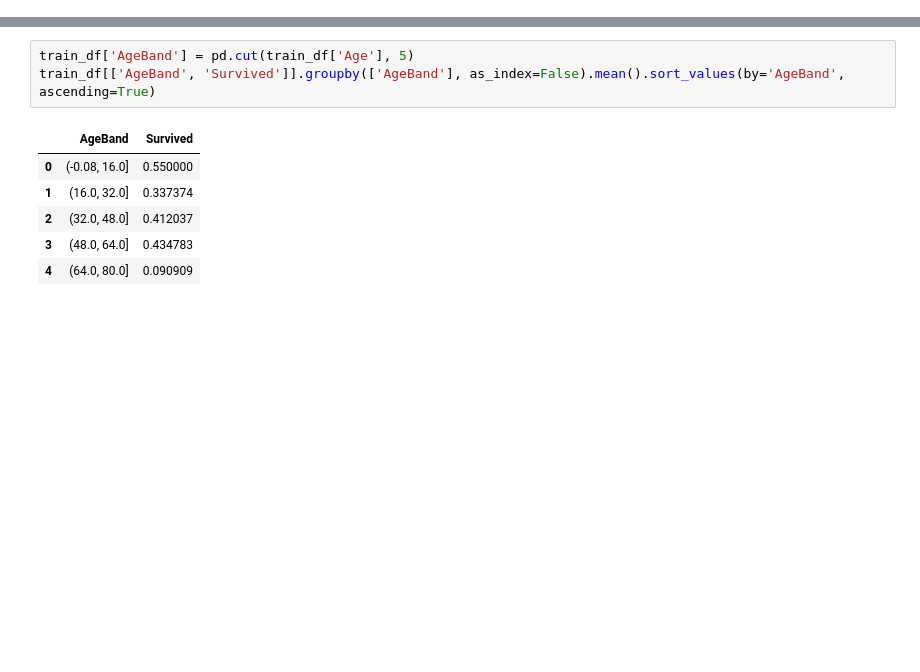
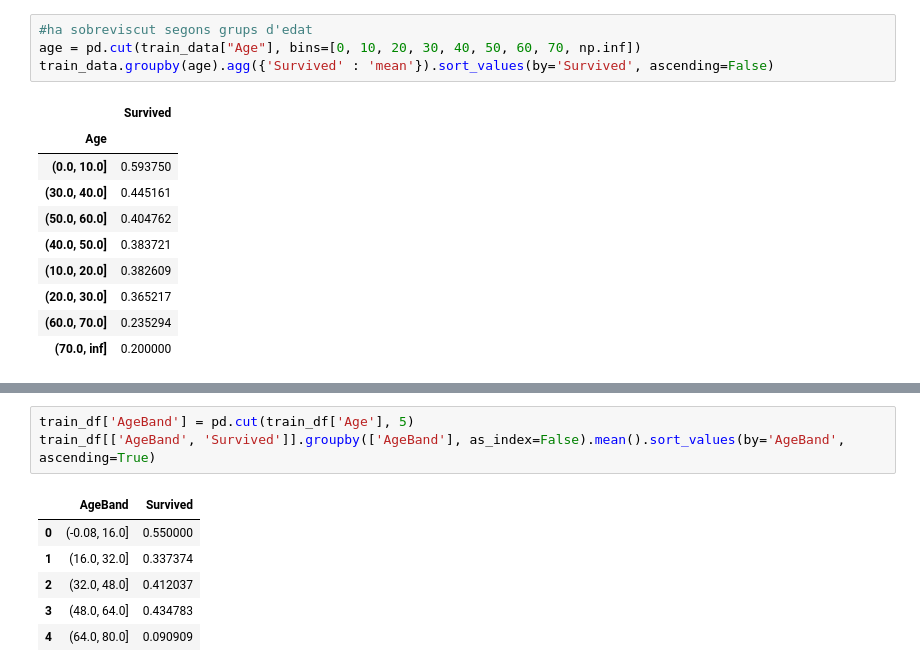
Before and after one commit to sergiger/titanicMachineLearning, a Jupyter notebook: Titanic.ipynb, the cells around one changed output, grey strips where cells are left out. Drawn from its saved outputs; the diff is of its cells as text; blank space fills up the shorter version.

```diff
--- a/Titanic.ipynb
+++ b/Titanic.ipynb
@@ -439,0 +133,15 @@ Let us create Age bands and determine correlations with Survived.
+# %%
+#ha sobreviscut segons grups d'edat
+age = pd.cut(train_data["Age"], bins=[0, 10, 20, 30, 40, 50, 60, 70, np.inf])
+train_data.groupby(age).agg({'Survived' : 'mean'}).sort_values(by='Survived', ascending=False)
+# %% [output]
+|  | Survived |
+| Age |  |
+| (0.0, 10.0] | 0.593750 |
+| (30.0, 40.0] | 0.445161 |
+| (50.0, 60.0] | 0.404762 |
+| (40.0, 50.0] | 0.383721 |
+| (10.0, 20.0] | 0.382609 |
+| (20.0, 30.0] | 0.365217 |
+| (60.0, 70.0] | 0.235294 |
+| (70.0, inf] | 0.200000 |
```
Also changed, not shown: parts of 71 cells of this notebook.
